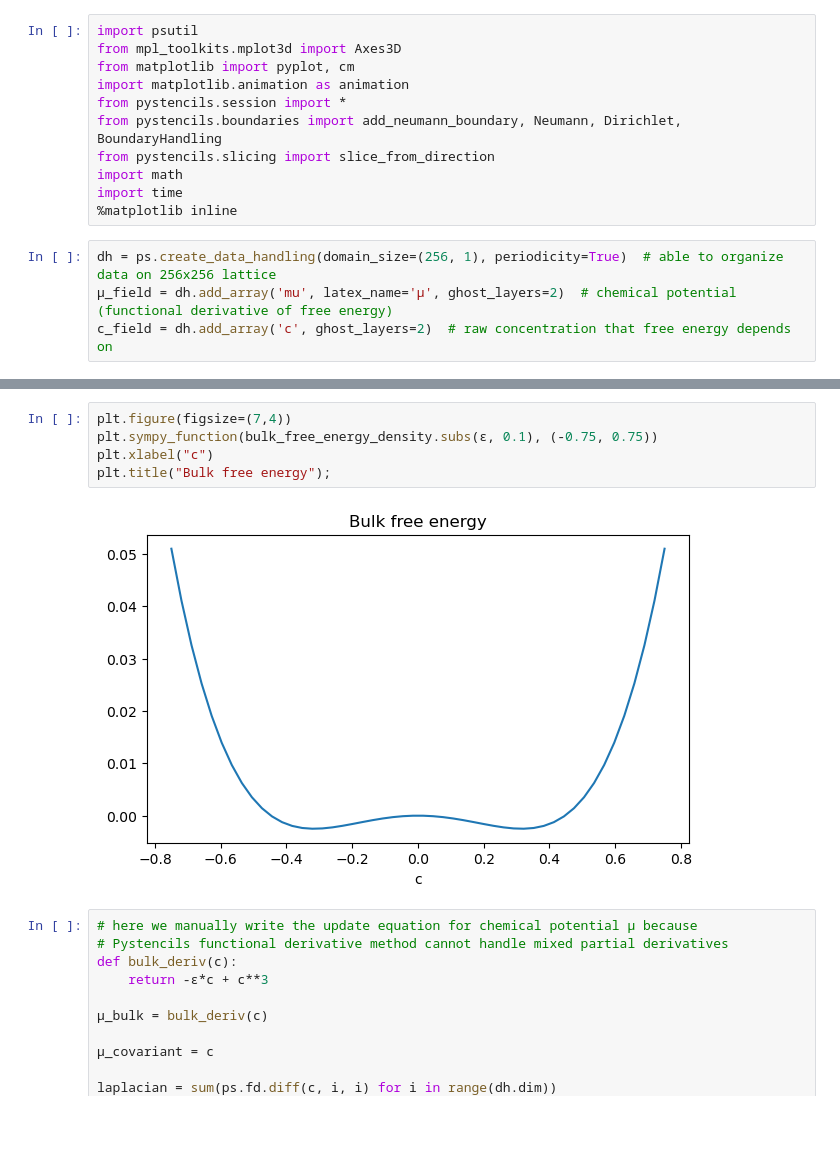
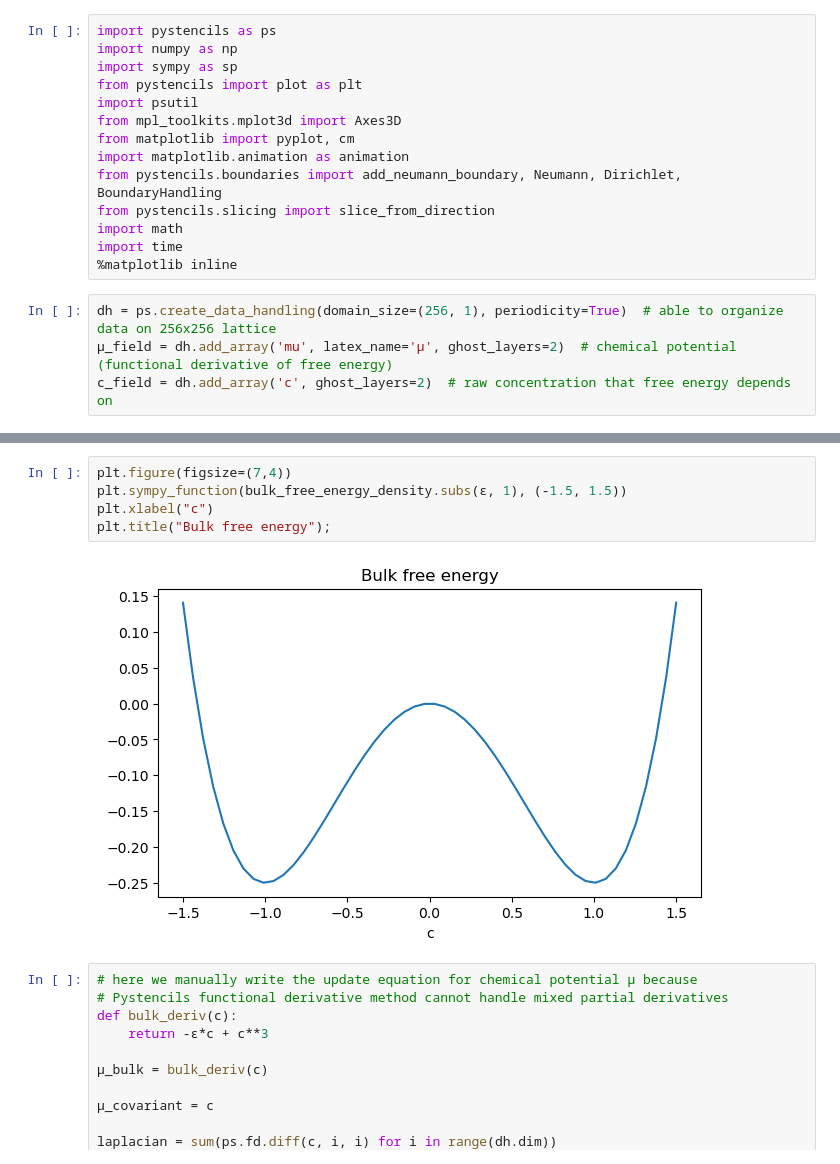
Before and after one commit to Twomac/pattern-formation-and-cellular-growth, a Jupyter notebook: Pystencils 1D Smectic Growth.ipynb, the cells around one changed output, grey strips where cells are left out. Drawn from its saved outputs; the diff is of its cells as text; blank space fills up the shorter version.

```diff
--- a/Pystencils 1D Smectic Growth.ipynb
+++ b/Pystencils 1D Smectic Growth.ipynb
@@ -1,9 +1,12 @@
 # %%
+import pystencils as ps
+import numpy as np
+import sympy as sp
+from pystencils import plot as plt
 import psutil
 from mpl_toolkits.mplot3d import Axes3D
 from matplotlib import pyplot, cm
 import matplotlib.animation as animation
-from pystencils.session import *
 from pystencils.boundaries import add_neumann_boundary, Neumann, Dirichlet, BoundaryHandling
 from pystencils.slicing import slice_from_direction
 import math
@@ -38,11 +41,11 @@ free_energy_density
 $\displaystyle \frac{{c}_{(0,0)}^{4}}{4} - \frac{{c}_{(0,0)}^{2} ε}{2} + 0.5 {c}_{(0,0)}^{2} - {\partial_{0} {c}_{(0,0)}}^{2} - {\partial_{1} {c}_{(0,0)}}^{2} + 0.5 {\partial_{0} {\partial_{0} {c}_{(0,0)}}}^{2} + 1.0 {\partial_{0} {\partial_{0} {c}_{(0,0)}}} {\partial_{1} {\partial_{1} {c}_{(0,0)}}} + 0.5 {\partial_{1} {\partial_{1} {c}_{(0,0)}}}^{2}$
 # %%
 plt.figure(figsize=(7,4))
-plt.sympy_function(bulk_free_energy_density.subs(ε, 0.1), (-0.75, 0.75))
+plt.sympy_function(bulk_free_energy_density.subs(ε, 1), (-1.5, 1.5))
 plt.xlabel("c")
 plt.title("Bulk free energy");
 # %% [output]
-[figure, old version]
+[figure, new version]
 # %%
 # here we manually write the update equation for chemical potential μ because
 # Pystencils functional derivative method cannot handle mixed partial derivatives
```
Also changed, not shown: parts of 13 cells of this notebook, 12 other files.
